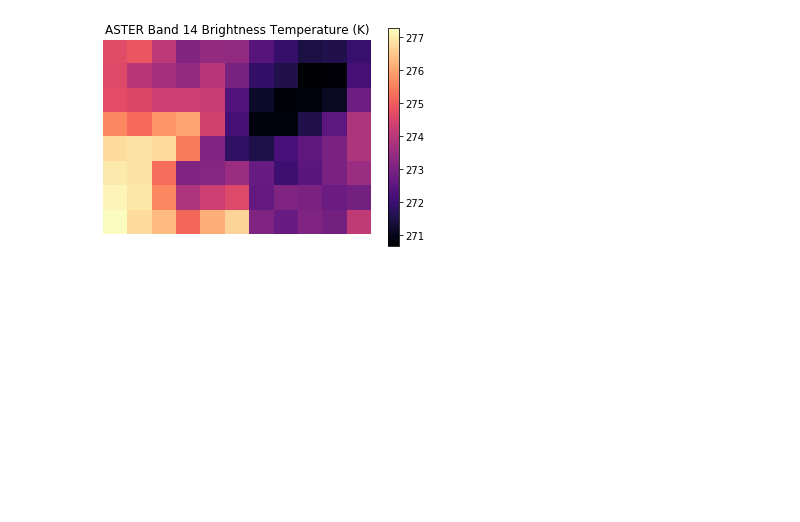
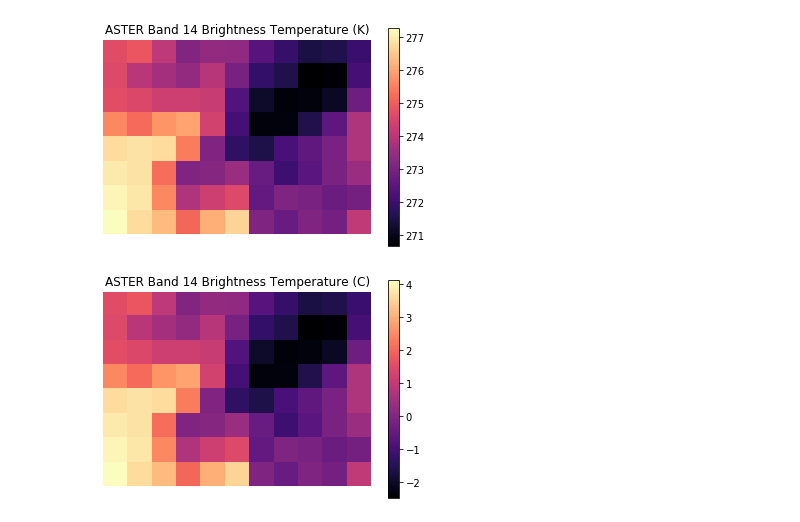
Before and after one commit to spestana/aster, a Jupyter notebook: plotting.ipynb, the cells around one changed output. Saved outputs shown, nothing was run; the diff lists cells and outputs as text; code cells hidden in the pictures; blank space fills up the shorter version.

```diff
--- a/plotting.ipynb
+++ b/plotting.ipynb
@@ -14,3 +110,14 @@ plt.title('ASTER Band 14 Brightness Temperature (K)');
 plt.axis('off');
 # %% [output]
 [figure]
+# %%
+# Calculate temp in celsius
+masked_aster_tb_C = masked_aster_tb-273.15
+# %%
+# Plot in celsius
+plt.imshow(masked_aster_tb_C, cmap='magma')
+plt.colorbar()
+plt.title('ASTER Band 14 Brightness Temperature (C)');
+plt.axis('off');
+# %% [output]
+[figure, added]
```
Also changed, not shown: parts of 11 cells of this notebook.
